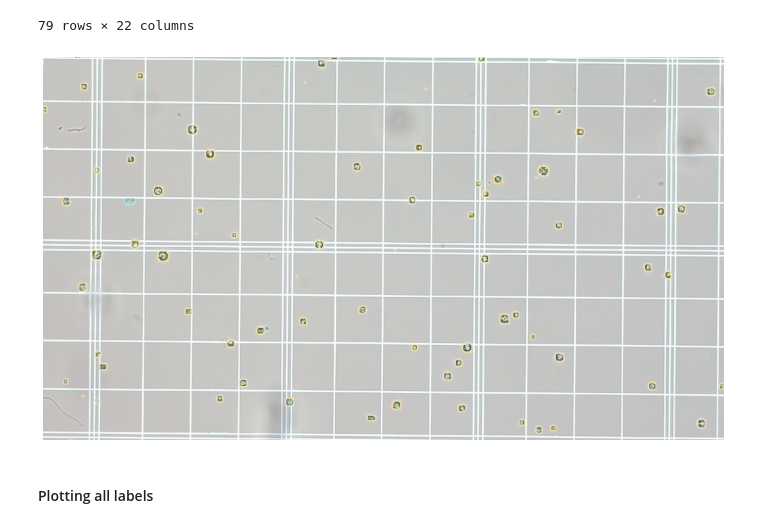
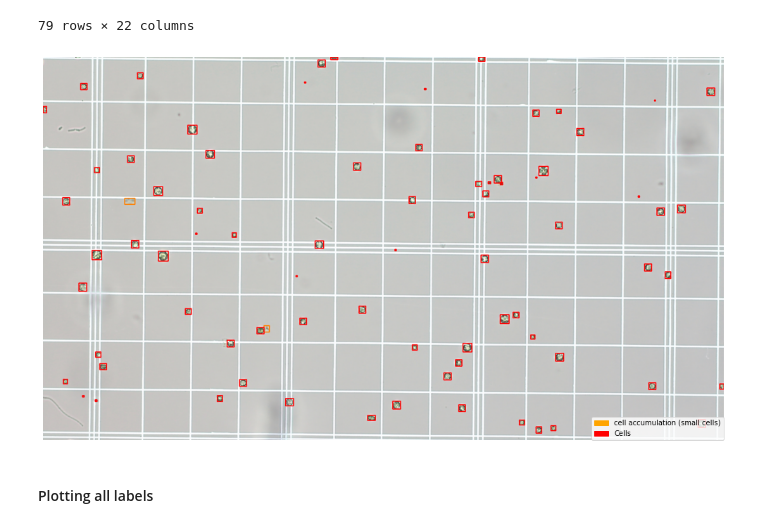
Before and after one commit to life3biotech/ai_engine, a Jupyter notebook: notebooks/EDA.ipynb, the cells around one changed output. Cells and saved outputs as stored; diff of their text form; code cells hidden in the pictures.

```diff
--- a/notebooks/EDA.ipynb
+++ b/notebooks/EDA.ipynb
@@ -328,9 +349,17 @@ img_accu_small
 79 rows × 22 columns
 # %%
 img_path = os.path.join(RAW_IMG_DIR, small_file_name)
-DExplorer.show_annotated_image(img_path, img_accu_small)
+
+
+DExplorer.show_annotated_image(
+        img_path=img_path,
+        annot_df=img_accu_small,
+        box_colours_names=["red", "orange", "pink"],
+        line_thickness=2,
+        plot_dim=(20, 10),
+)
 # %% [output]
-[figure, old version]
+[figure, new version]
 # %% [markdown]
 #### Plotting all labels
 # %%
```
Also changed, not shown: parts of 22 cells of this notebook, 2 other files.
